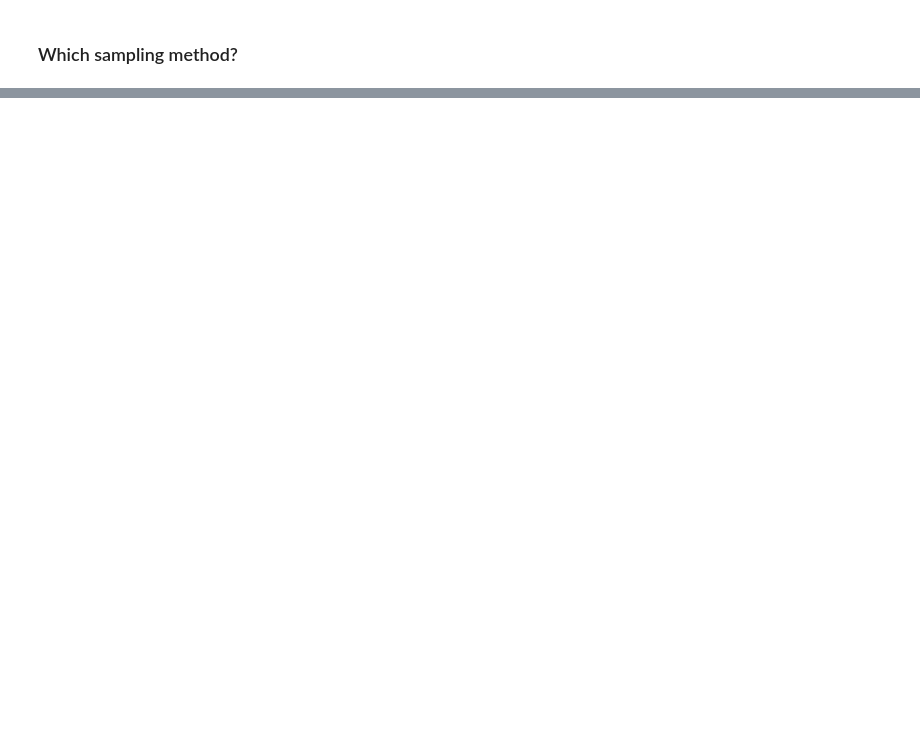
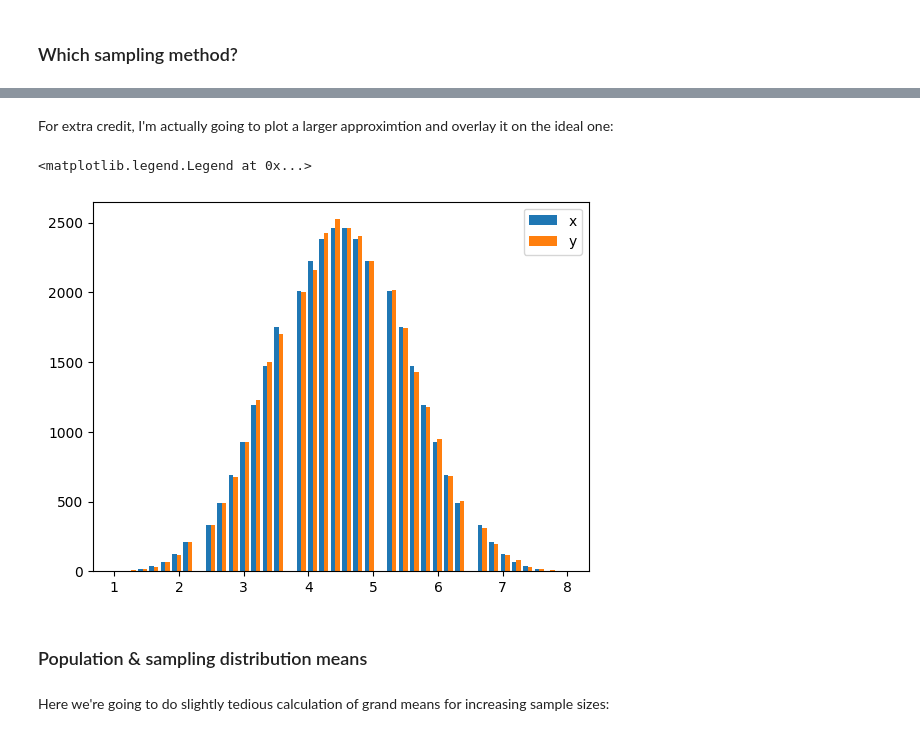
Before and after one commit to readyready15728/datacamp-python-notebooks, a Jupyter notebook: sampling_in_python/sampling_in_python.ipynb, the cells around one changed output, grey strips where cells are left out. Cells and saved outputs as stored; diff of their text form; code cells hidden in the pictures; blank space fills up the shorter version.

Commit message:
Finishing Sampling in Python (for now)

```diff
--- a/sampling_in_python/sampling_in_python.ipynb
+++ b/sampling_in_python/sampling_in_python.ipynb
@@ -244,0 +725,16 @@ plt.show()
+# %%
+# Le Cartesian product has arrive
+def expand_grid(data_dict):
+    rows = itertools.product(*data_dict.values())
+    return pd.DataFrame.from_records(rows, columns=data_dict.keys())
+
+# Expand a grid representing five 8-sided dice
+dice = expand_grid(
+  {'die1': [1, 2, 3, 4, 5, 6, 7, 8],
+   'die2': [1, 2, 3, 4, 5, 6, 7, 8],
+   'die3': [1, 2, 3, 4, 5, 6, 7, 8],
+   'die4': [1, 2, 3, 4, 5, 6, 7, 8],
+   'die5': [1, 2, 3, 4, 5, 6, 7, 8]
+  })
+
+dice
@@ -244,0 +757,6 @@ plt.show()
+# %%
+# Add a column of mean rolls and convert to a categorical (why though?)
+dice['mean_roll'] = dice.sum(axis=1) / len(dice.columns)
+# Seems to do OK without conversion
+# dice['mean_roll'] = dice['mean_roll'].astype('category')
+dice
@@ -244,0 +811,10 @@ plt.show()
+# %%
+# Replicate the sampling code 1000 times
+sample_means_1000 = []
+for i in range(1000):
+    sample_means_1000.append(
+  		np.random.choice(list(range(1, 9)), size=5, replace=True).mean()
+    )
+
+# Draw a histogram of sample_means_1000 with 20 bins
+plt.hist(sample_means_1000, bins=20)
@@ -244,0 +828,19 @@ plt.show()
+# %% [markdown]
+For extra credit, I'm actually going to plot a larger approximtion and overlay it on the ideal one:
+# %%
+# Replicate the sampling code 32,768 times
+sample_means_32_768 = []
+for i in range(32_768):
+    sample_means_32_768.append(
+  		np.random.choice(list(range(1, 9)), size=5, replace=True).mean()
+    )
+# %%
+plt.hist([dice['mean_roll'], sample_means_32_768], bins=40, label=['x', 'y'])
+plt.legend(loc='upper right')
+# %% [output]
+<matplotlib.legend.Legend at 0x...>
+[figure, added]
+# %% [markdown]
+### Population & sampling distribution means
+# %% [markdown]
+Here we're going to do slightly tedious calculation of grand means for increasing sample sizes:
```
Also changed, not shown: parts of 129 cells of this notebook.
